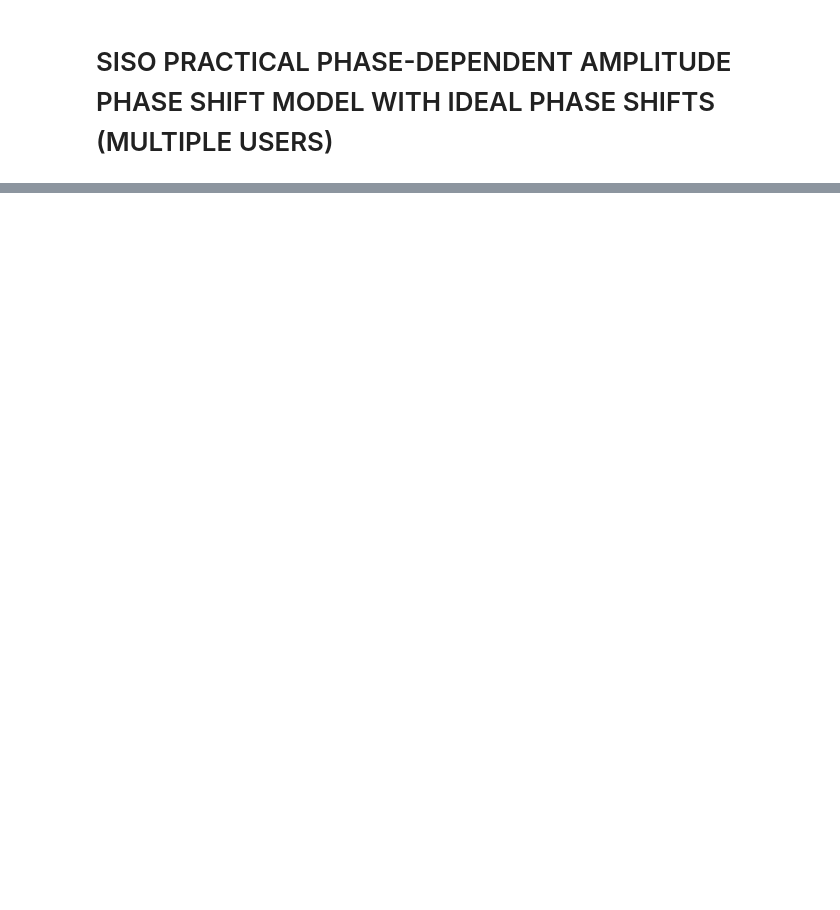
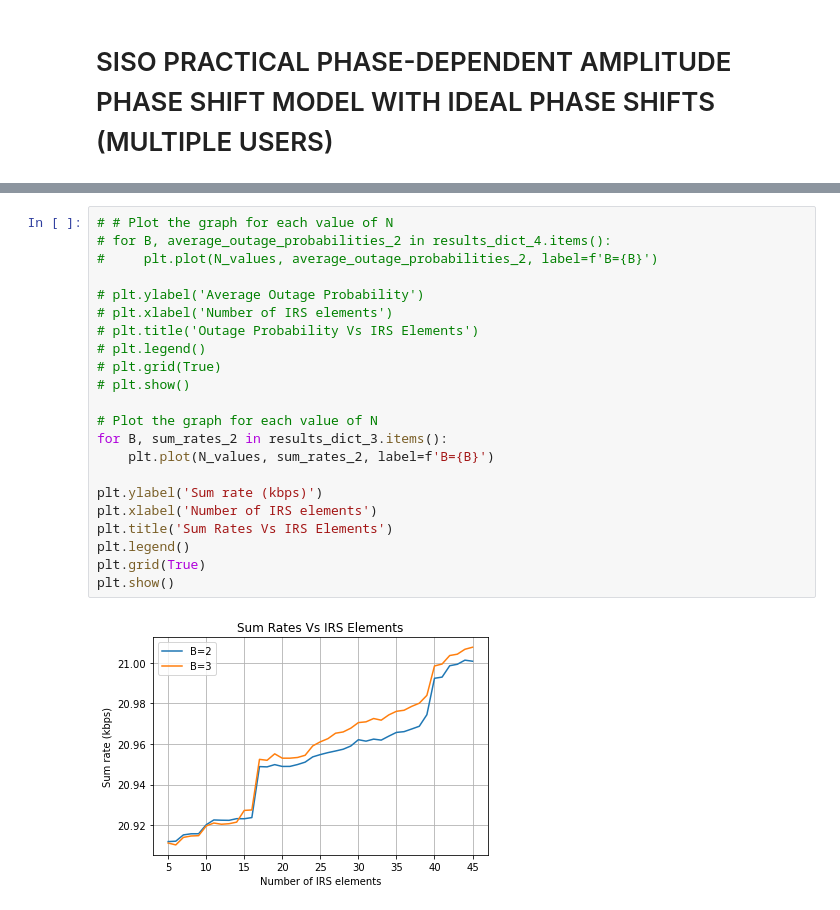
Before and after one commit to TariqUmar/SISO_Network_Implementation, a Jupyter notebook: irs_practical_models.ipynb, the cells around one changed output, grey strips where cells are left out. Cells and saved outputs as stored; diff of their text form; blank space fills up the shorter version.

```diff
--- a/irs_practical_models.ipynb
+++ b/irs_practical_models.ipynb
@@ -662,0 +1949,24 @@ Outage probability for the simulated environment: 0.90909
+# %%
+# # Plot the graph for each value of N
+# for B, average_outage_probabilities_2 in results_dict_4.items():
+#     plt.plot(N_values, average_outage_probabilities_2, label=f'B={B}')
+
+# plt.ylabel('Average Outage Probability')
+# plt.xlabel('Number of IRS elements')
+# plt.title('Outage Probability Vs IRS Elements')
+# plt.legend()
+# plt.grid(True)
+# plt.show()
+
+# Plot the graph for each value of N
+for B, sum_rates_2 in results_dict_3.items():
+    plt.plot(N_values, sum_rates_2, label=f'B={B}')
+
+plt.ylabel('Sum rate (kbps)')
+plt.xlabel('Number of IRS elements')
+plt.title('Sum Rates Vs IRS Elements')
+plt.legend()
+plt.grid(True)
+plt.show()
+# %% [output]
+[figure, added]
```
Also changed, not shown: parts of 33 cells of this notebook.
